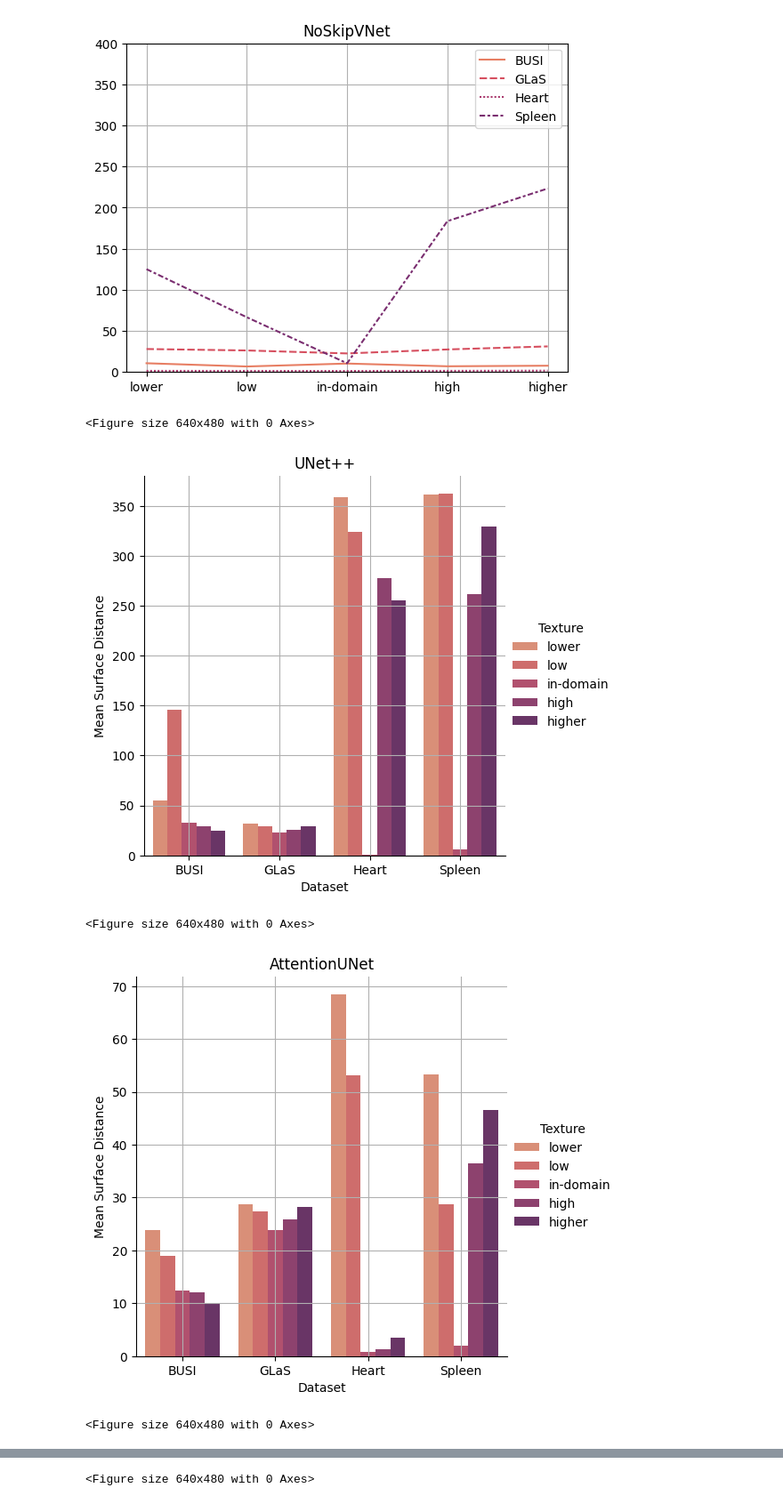
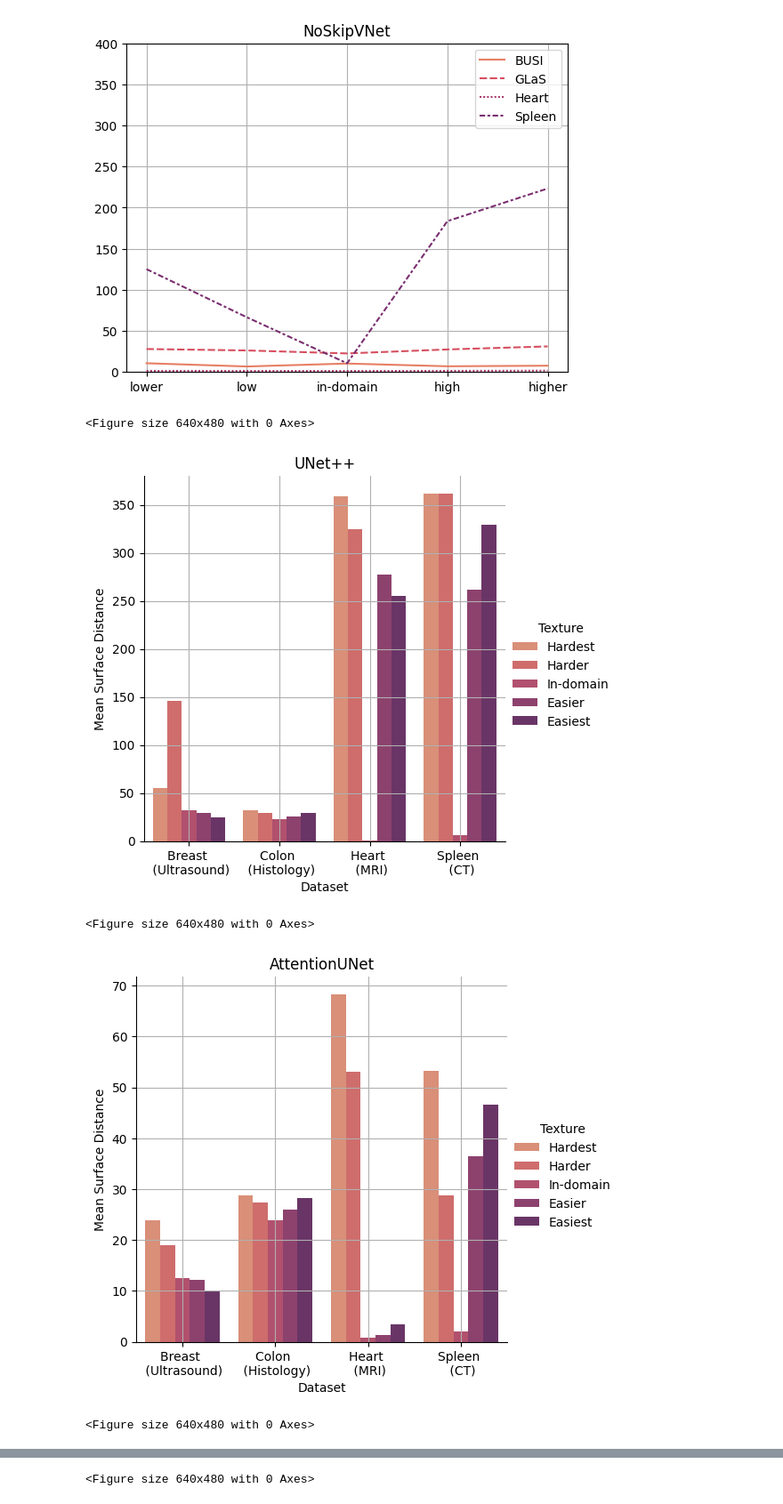
Before and after one commit to amithjkamath/to_skip_or_not, a Jupyter notebook: notebooks/clinical-robustness-surface-distance.ipynb, the cells around one changed output, grey strips where cells are left out. Shown at 89% size. Cells and saved outputs as stored; diff of their text form; code cells hidden in the pictures.

Commit message:
updated figures for clinical datasets

```diff
--- a/notebooks/clinical-robustness-surface-distance.ipynb
+++ b/notebooks/clinical-robustness-surface-distance.ipynb
@@ -9,7 +9,9 @@ results_path = "../reports"
 
 model_list = ["UNet++", "AttentionUNet", "UNet", "VNet", "NoSkipUNet", "NoSkipVNet"]
 anatomy_list = ["BUSI", "GLaS", "Heart", "Spleen"]
+anatomy_alias = {"BUSI": "Breast \n (Ultrasound)", "GLaS": "Colon \n (Histology)", "Heart": "Heart \n (MRI)", "Spleen": "Spleen \n (CT)"}
 variant_list = ["lower", "low", "in-domain", "high", "higher"]
+variant_alias = {"lower": "Hardest", "low": "Harder", "in-domain": "In-domain", "high": "Easier", "higher": "Easiest"}
 # %%
 sdist_mean_data = {}
 sdist_std_data = {}
@@ -99,18 +101,18 @@ for model_type in model_list:
 # %%
 for model_type in model_list:
     data_results = []
     for image_type in anatomy_list:
         for variant in variant_list:
-            data_results.append([variant, model_type, image_type, sdist_mean_data[variant][model_type][image_type]])
+            data_results.append([variant_alias[variant], model_type, anatomy_alias[image_type], sdist_mean_data[variant][model_type][image_type]])
 
     plt.figure()
     df = pd.DataFrame(data_results, columns=["Texture", "Model", "Dataset", "Mean Surface Distance"])
     sns.catplot(data=df, kind="bar", x="Dataset", y="Mean Surface Distance", hue="Texture", palette='flare')
     plt.title(model_type)
     plt.grid(True)
 # %% [output]
 <Figure size 640x480 with 0 Axes>
-[figure, old version]
+[figure, new version]
 <Figure size 640x480 with 0 Axes>
-[figure, old version]
+[figure, new version]
 <Figure size 640x480 with 0 Axes>
```
Also changed, not shown: parts of 1 cell of this notebook, 3 other files.
